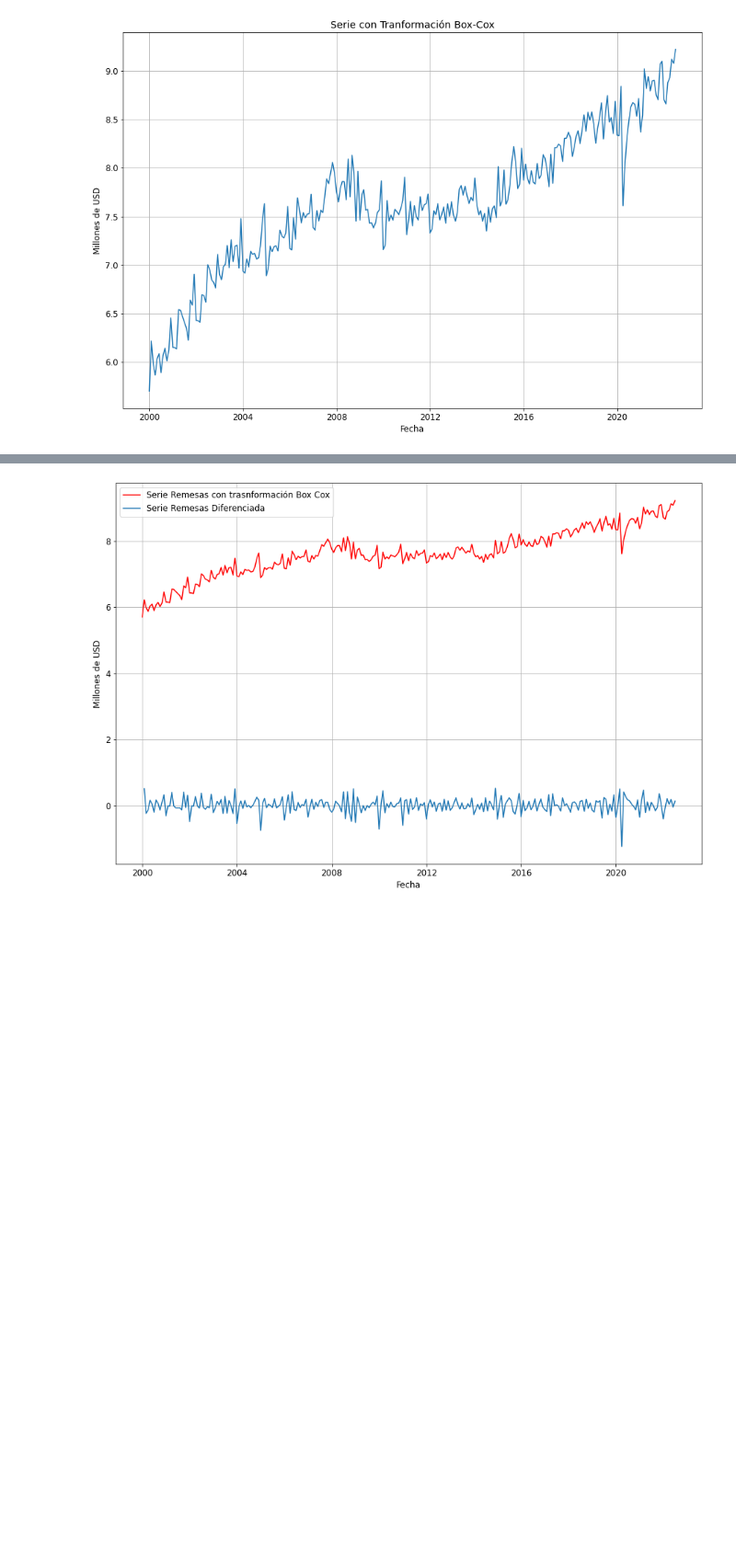
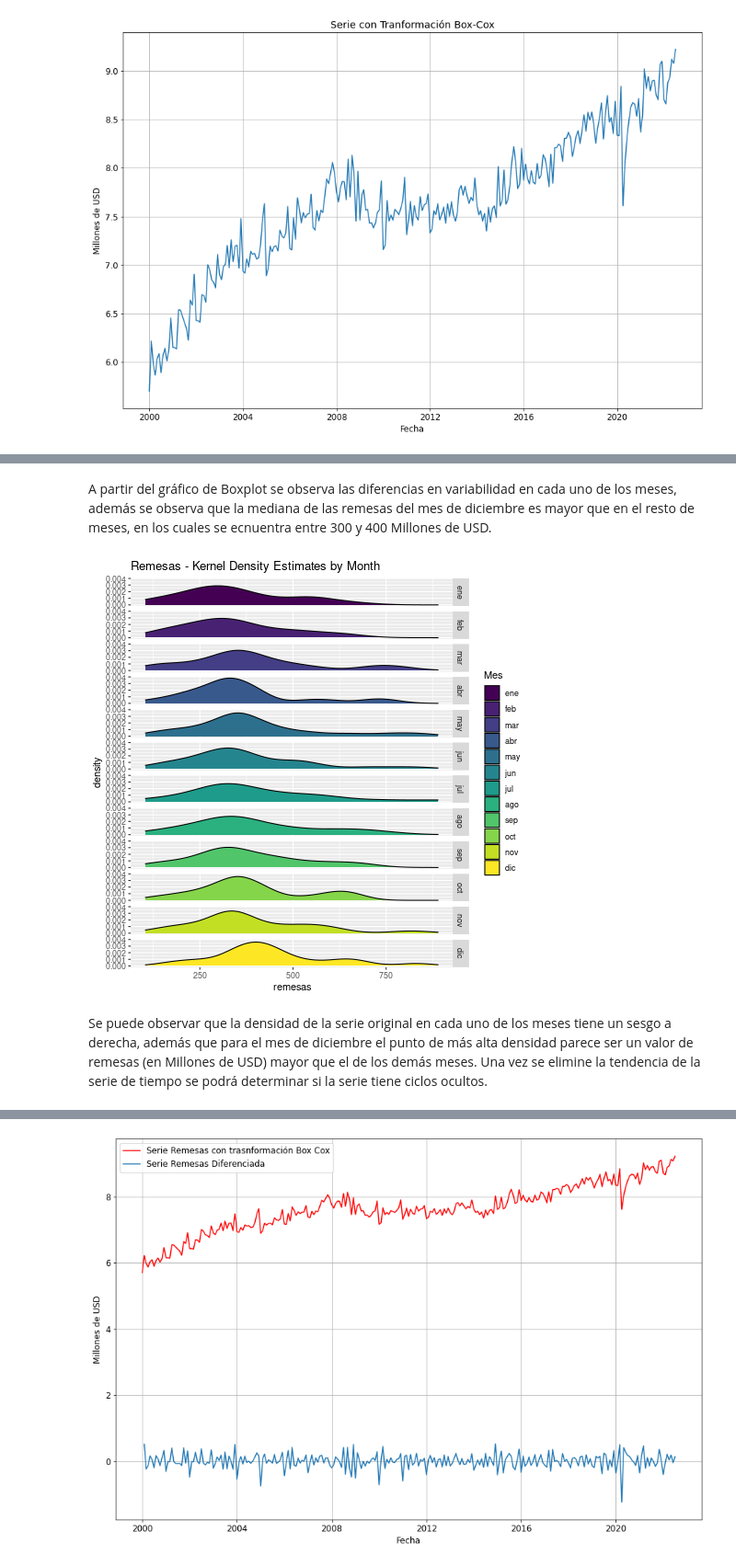
Before and after one commit to jofmorenore/TimeSeries, a Jupyter notebook: proyecto/Proyecto Series de Tiempo.ipynb, the cells around one changed output, grey strips where cells are left out. Shown at 92% size. Saved outputs shown, nothing was run; the diff lists cells and outputs as text; code cells hidden in the pictures; blank space fills up the shorter version.

```diff
--- a/proyecto/Proyecto Series de Tiempo.ipynb
+++ b/proyecto/Proyecto Series de Tiempo.ipynb
@@ -197,0 +209,6 @@ plt.show()
+# %%
+%%R
+remesas2$Fecha = rownames(remesas2)
+remesas2$Fecha = ymd_hms(remesas2$Fecha)
+remesas2$Mes = month(remesas2$Fecha, label = TRUE)
+#remesas2 %>% plot_seasonal_diagnostics(.date_var = Fecha, .value = remesas, .feature_set = c("month.lbl"),.geom="boxplot",  .interactive = F)
@@ -197,0 +230,14 @@ plt.show()
+# %% [markdown]
+A partir del gráfico de Boxplot se observa las diferencias en variabilidad en cada uno de los meses, además se observa que la mediana de las remesas del mes de diciembre es mayor que en el resto de meses, en los cuales se ecnuentra entre 300 y 400 Millones de USD.
+# %%
+%%R
+library(ggplot2)
+ggplot(remesas2, aes(x = remesas)) +
+#ggplot(remesas2, aes(x = BC_remesas)) +
+      geom_density(aes(fill = Mes)) +
+      ggtitle("Remesas - Kernel Density Estimates by Month") +
+      facet_grid(rows = vars(as.factor(Mes)))
+# %% [output]
+[figure, added]
+# %% [markdown]
+Se puede observar que la densidad de la serie original en cada uno de los meses tiene un sesgo a derecha, además que para el mes de diciembre el punto de más alta densidad parece ser un valor de remesas (en Millones de USD) mayor que el de los demás meses. Una vez se elimine la tendencia de la serie de tiempo se podrá determinar si la serie tiene ciclos ocultos.
```
Also changed, not shown: parts of 95 cells of this notebook.
